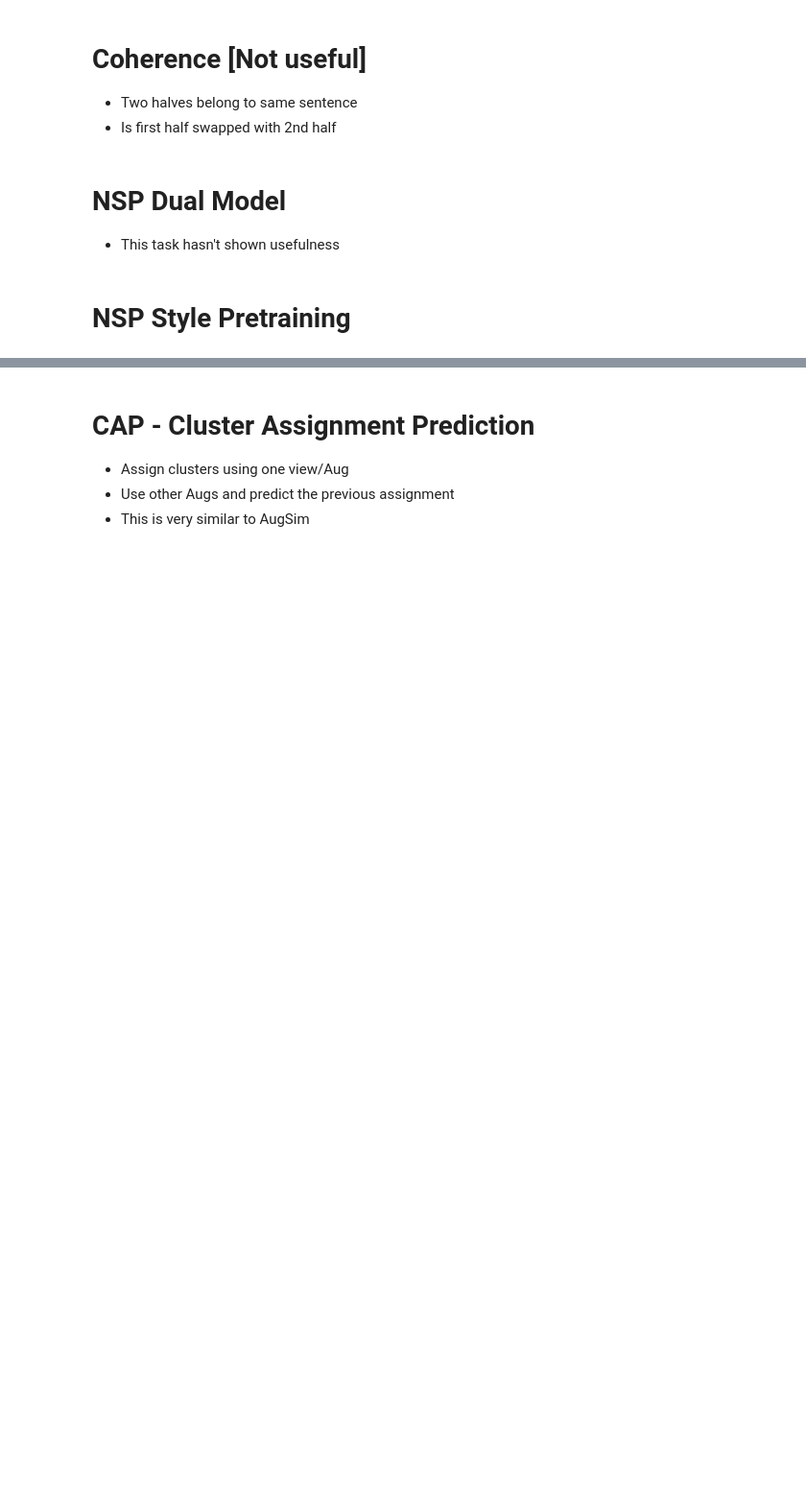
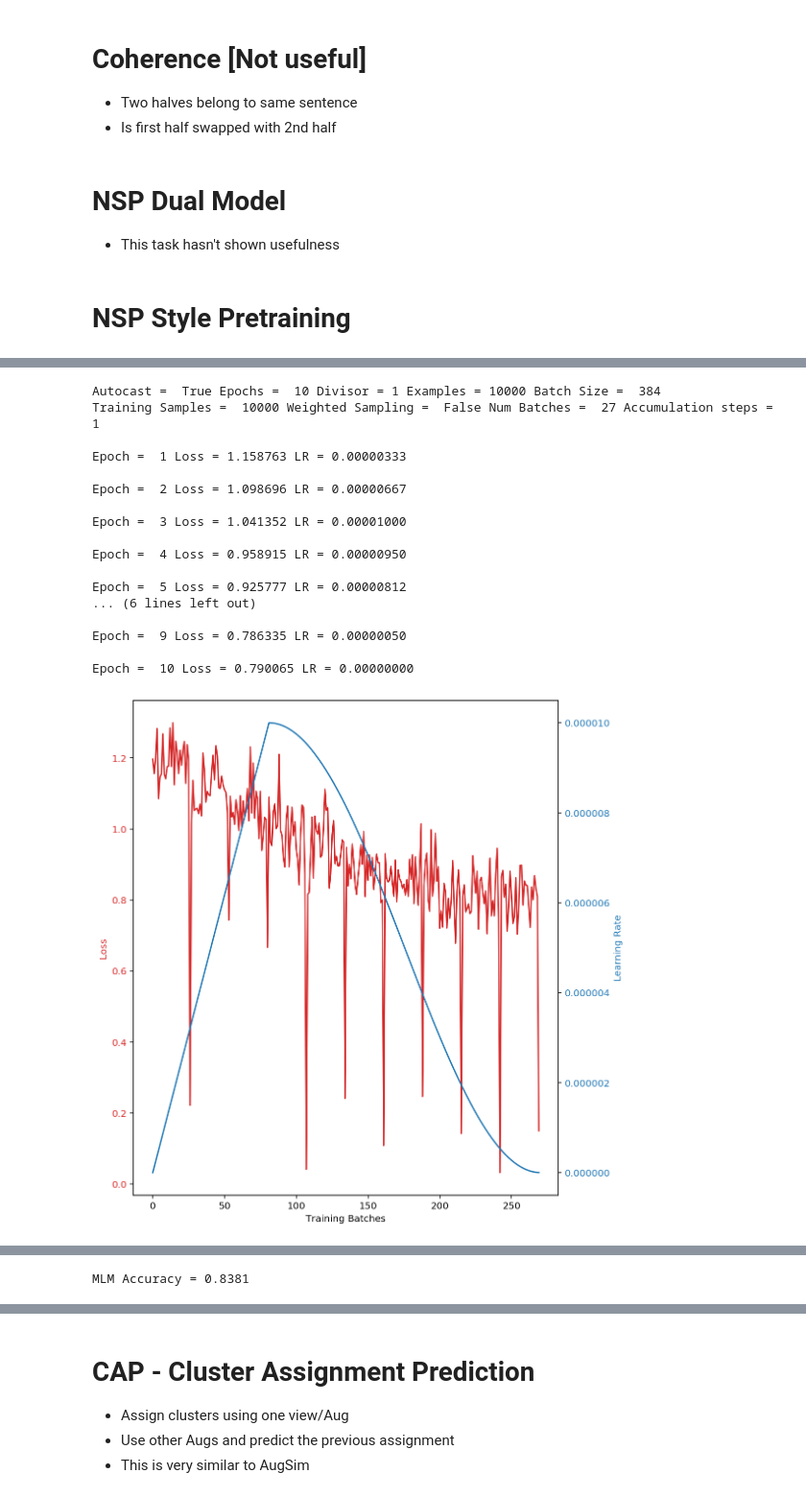
Before and after one commit to faizanahemad/facebook-hateful-memes, a Jupyter notebook: notebooks/SSL-Bert.ipynb, the cells around one changed output, grey strips where cells are left out. Shown at 96% size. Cells and saved outputs as stored; diff of their text form; code cells hidden in the pictures; blank space fills up the shorter version.

```diff
--- a/notebooks/SSL-Bert.ipynb
+++ b/notebooks/SSL-Bert.ipynb
@@ -668,0 +852,60 @@ save(model.model, model.tokenizer, output_dir=output_model + "-nsp")
+# %%
+
+epochs = 10
+batch_size = 384
+optimizer_class = torch.optim.AdamW
+optimizer_params = dict(lr=1e-5, betas=(0.9, 0.98), eps=1e-08, weight_decay=1e-2)
+
+lr_strategy = {
+    "model": {
+        "model": {
+        "finetune": False,
+        "encoder": {
+            "layer": {
+                "3": {"finetune": True},
+                "4": {"finetune": True},
+                "5": {"finetune": True},
+                "lr": optimizer_params["lr"],
+            },
+            "finetune": False,
+
+            },
+        }
+    },
+    "final_layer": {
+        "finetune": True
+    }
+
+}
+
+
+_ = group_wise_finetune(smclr, lr_strategy)
+params_conf, _ = group_wise_lr(smclr, lr_strategy)
+optimizer = optimizer_class(params_conf, **optimizer_params)
+train_losses, learning_rates = train(smclr, optimizer, scheduler_init_fn, batch_size, epochs, dataset,
+                                     model_call_back=None, accumulation_steps=1, plot=True, collate_fn=None,
+                                     sampling_policy=None, class_weights=None)
+
+
+
+smclr.plot_loss_acc_hist()
+acc = smclr.test_accuracy(batch_size, dataset, collate_fn=None)
+# %% [output]
+Autocast =  True Epochs =  10 Divisor = 1 Examples = 10000 Batch Size =  384
+Training Samples =  10000 Weighted Sampling =  False Num Batches =  27 Accumulation steps =  1
+
+Epoch =  1 Loss = 1.158763 LR = 0.00000333
+
+Epoch =  2 Loss = 1.098696 LR = 0.00000667
+
+Epoch =  3 Loss = 1.041352 LR = 0.00001000
+
+Epoch =  4 Loss = 0.958915 LR = 0.00000950
+
+Epoch =  5 Loss = 0.925777 LR = 0.00000812
+... (6 lines left out)
+
+Epoch =  9 Loss = 0.786335 LR = 0.00000050
+
+Epoch =  10 Loss = 0.790065 LR = 0.00000000
+[figure, added]
@@ -668,0 +913 @@ save(model.model, model.tokenizer, output_dir=output_model + "-nsp")
+MLM Accuracy = 0.8381
```
Also changed, not shown: parts of 14 cells of this notebook.
